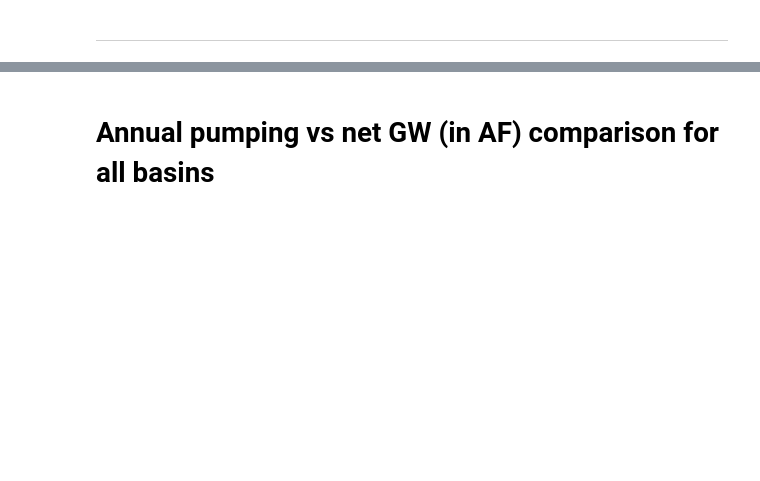
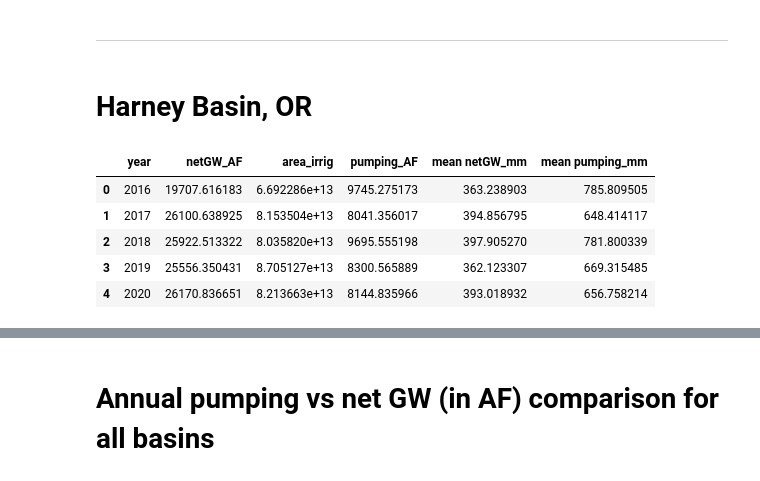
Before and after one commit to mdfahimhasan/WestUS_Peff, a Jupyter notebook: Codes/results_analysis/netGW_vs_pumping_comparsion.ipynb, the cells around one changed output, grey strips where cells are left out. Cells and saved outputs as stored; diff of their text form; code cells hidden in the pictures; blank space fills up the shorter version.

```diff
--- a/Codes/results_analysis/netGW_vs_pumping_comparsion.ipynb
+++ b/Codes/results_analysis/netGW_vs_pumping_comparsion.ipynb
@@ -205,2 +206,14 @@ make_line_plot(x=dv_df['mean netGW_mm'], y=dv_df['mean pumping_mm'],
 # %% [markdown]
 ----------------
+# %% [markdown]
+# Harney Basin, OR
+# %%
+hrn_df = pd.read_csv('../../Data_main/Raster_data/NetGW_irrigation/Harney_Basin_OR/OR_Harney_Basin_annual.csv')
+hrn_df
+# %% [output]
+|  | year | netGW_AF | area_irrig | pumping_AF | mean netGW_mm | mean pumping_mm |
+| 0 | 2016 | 19707.616183 | 6.692286e+13 | 9745.275173 | 363.238903 | 785.809505 |
+| 1 | 2017 | 26100.638925 | 8.153504e+13 | 8041.356017 | 394.856795 | 648.414117 |
+| 2 | 2018 | 25922.513322 | 8.035820e+13 | 9695.555198 | 397.905270 | 781.800339 |
+| 3 | 2019 | 25556.350431 | 8.705127e+13 | 8300.565889 | 362.123307 | 669.315485 |
+| 4 | 2020 | 26170.836651 | 8.213663e+13 | 8144.835966 | 393.018932 | 656.758214 |
```
Also changed, not shown: parts of 6 cells of this notebook, 4 other files.
